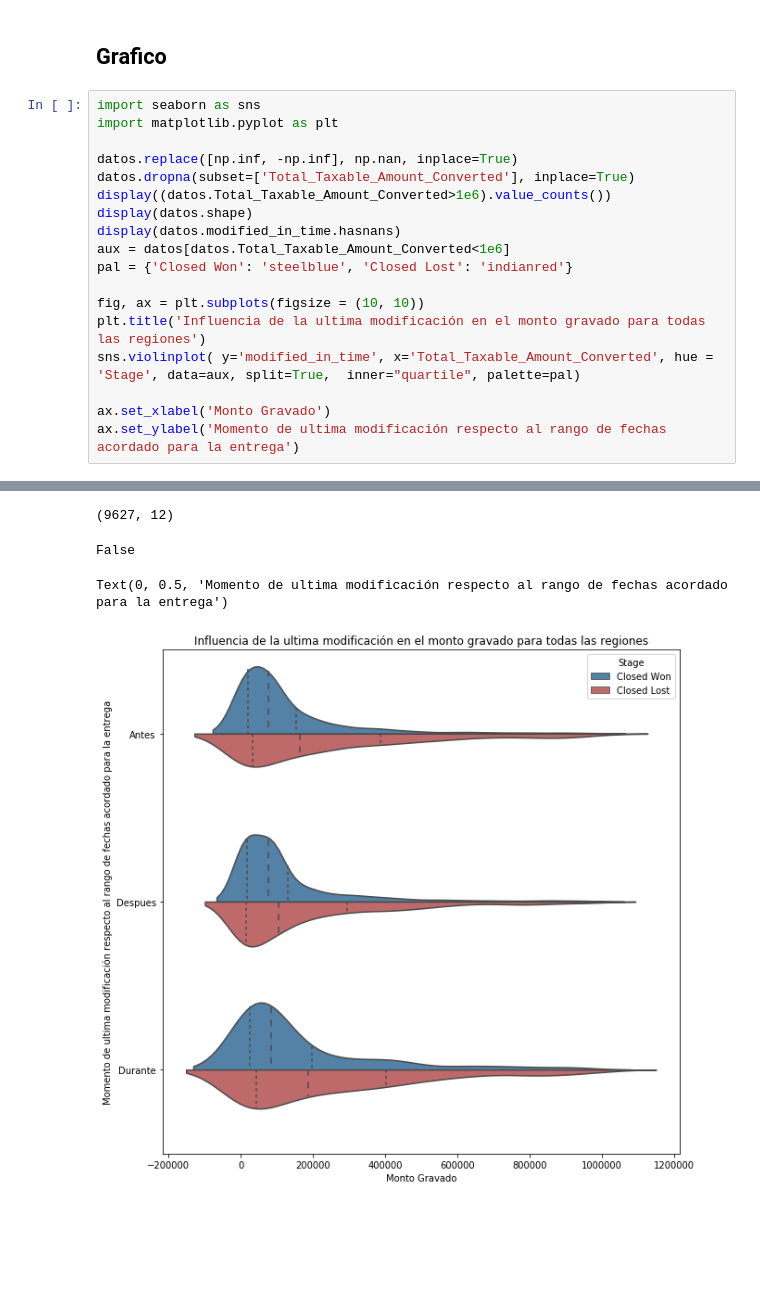
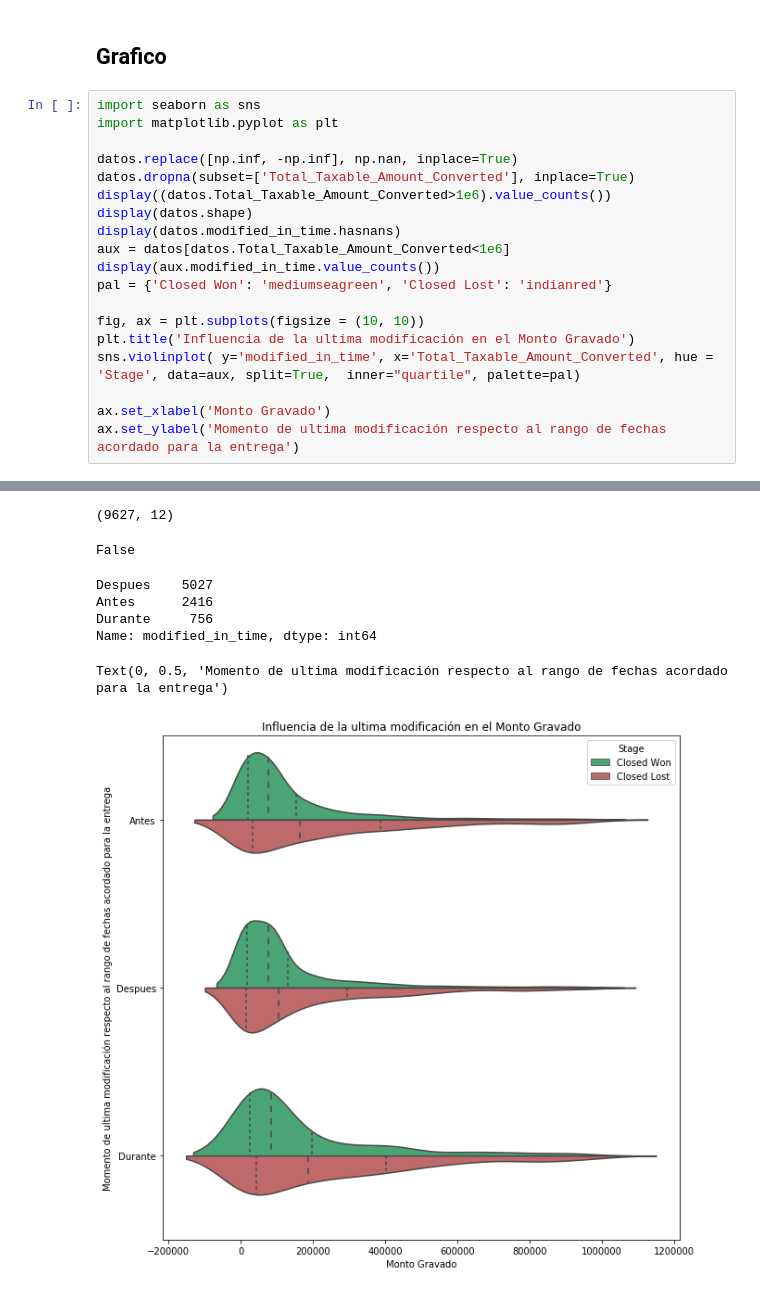
Before and after one commit to RenzoJacinto/TP1-Datos, a Jupyter notebook: visu.ipynb, the cells around one changed output, grey strips where cells are left out. Cells and saved outputs as stored; diff of their text form; blank space fills up the shorter version.

```diff
--- a/visu.ipynb
+++ b/visu.ipynb
@@ -200,26 +200,31 @@ by_region = by_region.sort_values('Stage', ascending = False)
 # %%
 import seaborn as sns
 import matplotlib.pyplot as plt
 
 datos.replace([np.inf, -np.inf], np.nan, inplace=True)
 datos.dropna(subset=['Total_Taxable_Amount_Converted'], inplace=True)
 display((datos.Total_Taxable_Amount_Converted>1e6).value_counts())
 display(datos.shape)
 display(datos.modified_in_time.hasnans)
 aux = datos[datos.Total_Taxable_Amount_Converted<1e6]
-pal = {'Closed Won': 'steelblue', 'Closed Lost': 'indianred'}
+display(aux.modified_in_time.value_counts())
+pal = {'Closed Won': 'mediumseagreen', 'Closed Lost': 'indianred'}
 
 fig, ax = plt.subplots(figsize = (10, 10))
-plt.title('Influencia de la ultima modificación en el monto gravado para todas las regiones')
+plt.title('Influencia de la ultima modificación en el Monto Gravado')
 sns.violinplot( y='modified_in_time', x='Total_Taxable_Amount_Converted', hue = 'Stage', data=aux, split=True,  inner="quartile", palette=pal)
 
 ax.set_xlabel('Monto Gravado')
 ax.set_ylabel('Momento de ultima modificación respecto al rango de fechas acordado para la entrega')
 # %% [output]
 False    8199
 True     1428
 Name: Total_Taxable_Amount_Converted, dtype: int64
 (9627, 12)
 False
-Text(0, 0.5, 'Momento de ultima modificación respecto al rango de fechas acordado para la entrega')
+Despues    5027
+Antes      2416
+Durante     756
+Name: modified_in_time, dtype: int64
+Text(0, 0.5, 'Momento de ultima modificación respecto al rango de fechas acordado para la entrega')
-[figure, old version]
+[figure, new version]
```
